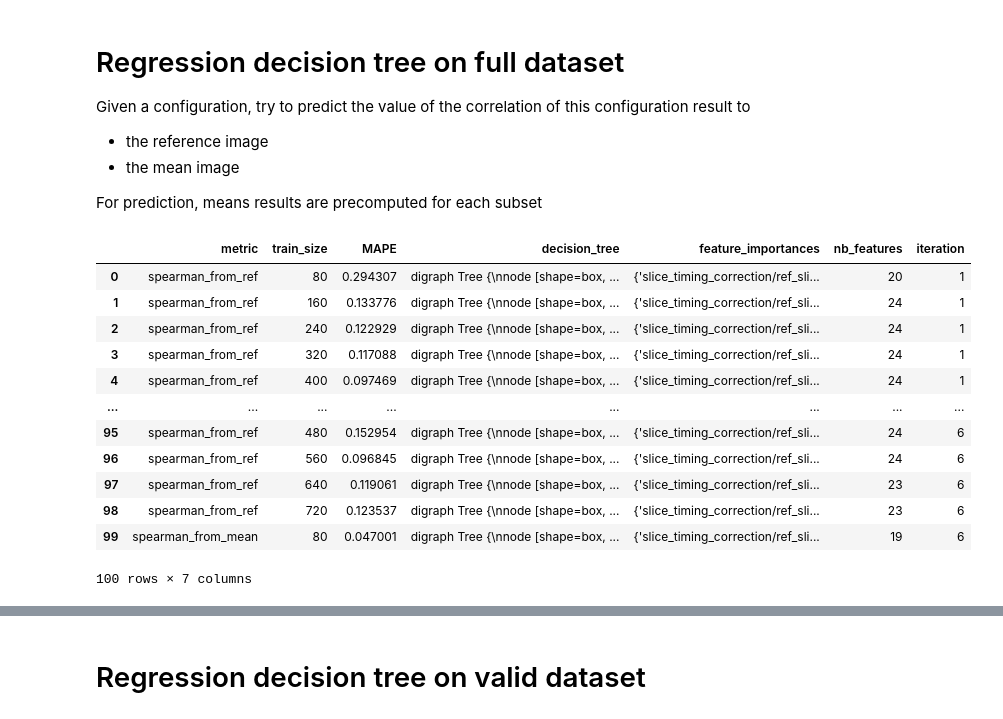
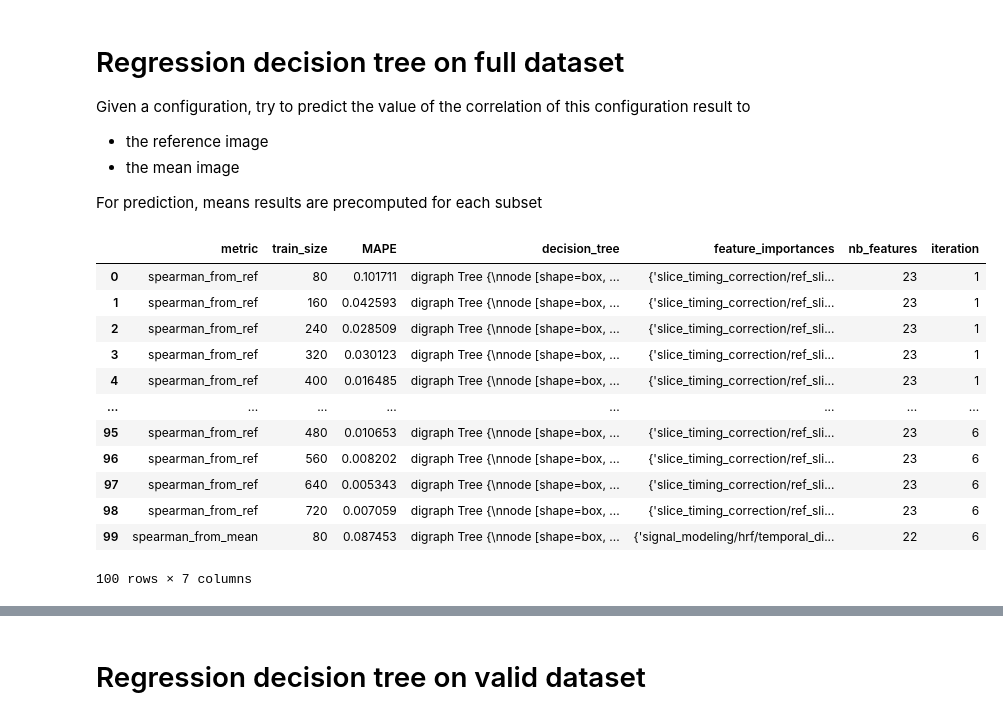
Before and after one commit to Inria-Empenn/sosym_2026, a Jupyter notebook: case_study_1/RQ2_regression_analysis.ipynb, the cells around one changed output, grey strips where cells are left out. Cells and saved outputs as stored; diff of their text form; code cells hidden in the pictures.

```diff
--- a/case_study_1/RQ2_regression_analysis.ipynb
+++ b/case_study_1/RQ2_regression_analysis.ipynb
@@ -50,17 +50,17 @@ from sklearn.tree import DecisionTreeRegressor, export_graphviz
 from sklearn.model_selection import train_test_split
 
 
-def predict_metric(path, target_metric, iteration, train_sizes=[], test_size=200):
+def predict_metric_precompiled(path, target_metric, iteration, train_sizes=[], test_size=200):
 
     results_list = []
 
+    test_ds = pd.read_csv(os.path.join(path, f'sub_dataset_{test_size}_test_{iteration}.csv'), delimiter=';')
+
     ignored = [
-        col for col in dataset.columns
-        if col.endswith('from_ref') or col.endswith('from_mean')
+        col for col in test_ds.columns
+        if col.endswith('from_ref') or col.endswith('from_mean') or col == 'cluster' or col == 'id'
     ]
-    ignored.extend(['id'])
 
-    test_ds = pd.read_csv(os.path.join(path, f'sub_dataset_{test_size}_test_{iteration}.csv'), delimiter=';')
     y_test = test_ds[target_metric]
     X_test = test_ds.drop(columns=ignored).copy()
 
@@ -71,7 +71,7 @@ def predict_metric(path, target_metric, iteration, train_sizes=[], test_size=200
         y_train = train_ds[target_metric]
         X_train = train_ds.drop(columns=ignored).copy()
 
-        regressor = DecisionTreeRegressor(random_state=42)
+        regressor = DecisionTreeRegressor(random_state=None)
         regressor.fit(X_train, y_train)
         y_pred = regressor.predict(X_test)
 
@@ -116,32 +184,36 @@ For prediction, means results are precomputed for each subset
 # %%
 metrics = [f'{corr_func}_from_ref', f'{corr_func}_from_mean']
 
 all_results = []
 
 for i in range(1, 11):
     for metric in metrics:
-        results_df = predict_metric('data/regression/full', metric, i, [80, 160, 240, 320, 400, 480, 560, 640, 720])
+        results_df = pd.DataFrame()
+        if metric.endswith('from_mean'):
+            results_df = predict_metric_precompiled('data/regression/full', metric, i, [80, 160, 240, 320, 400, 480, 560, 640, 720], 200)
+        elif metric.endswith('from_ref'):
+            results_df = predict_metric(dataset, metric, 0.2)
         results_df['iteration'] = i
         all_results.append(results_df)
 
 # Concatenate all results into a single DataFrame
 full_results_df = pd.concat(all_results, ignore_index=True)
 
 # Display the final DataFrame
 full_results_df.head(100)
 # %% [output]
 |  | metric | train_size | MAPE | decision_tree | feature_importances | nb_features | iteration |
-| 0 | spearman_from_ref | 80 | 0.294307 | digraph Tree {\nnode [shape=box, ... | {'slice_timing_correction/ref_sli... | 20 | 1 |
-| 1 | spearman_from_ref | 160 | 0.133776 | digraph Tree {\nnode [shape=box, ... | {'slice_timing_correction/ref_sli... | 24 | 1 |
-| 2 | spearman_from_ref | 240 | 0.122929 | digraph Tree {\nnode [shape=box, ... | {'slice_timing_correction/ref_sli... | 24 | 1 |
-| 3 | spearman_from_ref | 320 | 0.117088 | digraph Tree {\nnode [shape=box, ... | {'slice_timing_correction/ref_sli... | 24 | 1 |
-| 4 | spearman_from_ref | 400 | 0.097469 | digraph Tree {\nnode [shape=box, ... | {'slice_timing_correction/ref_sli... | 24 | 1 |
+| 0 | spearman_from_ref | 80 | 0.101711 | digraph Tree {\nnode [shape=box, ... | {'slice_timing_correction/ref_sli... | 23 | 1 |
+| 1 | spearman_from_ref | 160 | 0.042593 | digraph Tree {\nnode [shape=box, ... | {'slice_timing_correction/ref_sli... | 23 | 1 |
+| 2 | spearman_from_ref | 240 | 0.028509 | digraph Tree {\nnode [shape=box, ... | {'slice_timing_correction/ref_sli... | 23 | 1 |
+| 3 | spearman_from_ref | 320 | 0.030123 | digraph Tree {\nnode [shape=box, ... | {'slice_timing_correction/ref_sli... | 23 | 1 |
+| 4 | spearman_from_ref | 400 | 0.016485 | digraph Tree {\nnode [shape=box, ... | {'slice_timing_correction/ref_sli... | 23 | 1 |
 | ... | ... | ... | ... | ... | ... | ... | ... |
-| 95 | spearman_from_ref | 480 | 0.152954 | digraph Tree {\nnode [shape=box, ... | {'slice_timing_correction/ref_sli... | 24 | 6 |
-| 96 | spearman_from_ref | 560 | 0.096845 | digraph Tree {\nnode [shape=box, ... | {'slice_timing_correction/ref_sli... | 24 | 6 |
-| 97 | spearman_from_ref | 640 | 0.119061 | digraph Tree {\nnode [shape=box, ... | {'slice_timing_correction/ref_sli... | 23 | 6 |
-| 98 | spearman_from_ref | 720 | 0.123537 | digraph Tree {\nnode [shape=box, ... | {'slice_timing_correction/ref_sli... | 23 | 6 |
-| 99 | spearman_from_mean | 80 | 0.047001 | digraph Tree {\nnode [shape=box, ... | {'slice_timing_correction/ref_sli... | 19 | 6 |
+| 95 | spearman_from_ref | 480 | 0.010653 | digraph Tree {\nnode [shape=box, ... | {'slice_timing_correction/ref_sli... | 23 | 6 |
+| 96 | spearman_from_ref | 560 | 0.008202 | digraph Tree {\nnode [shape=box, ... | {'slice_timing_correction/ref_sli... | 23 | 6 |
+| 97 | spearman_from_ref | 640 | 0.005343 | digraph Tree {\nnode [shape=box, ... | {'slice_timing_correction/ref_sli... | 23 | 6 |
+| 98 | spearman_from_ref | 720 | 0.007059 | digraph Tree {\nnode [shape=box, ... | {'slice_timing_correction/ref_sli... | 23 | 6 |
+| 99 | spearman_from_mean | 80 | 0.087453 | digraph Tree {\nnode [shape=box, ... | {'signal_modeling/hrf/temporal_di... | 22 | 6 |
 100 rows × 7 columns
 # %%
 import graphviz
```
Also changed, not shown: parts of 7 cells of this notebook, 2 other files.
